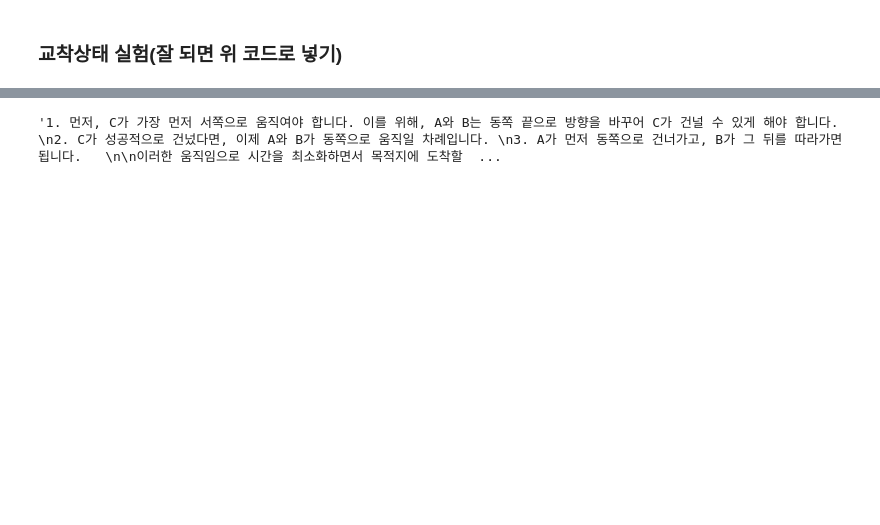
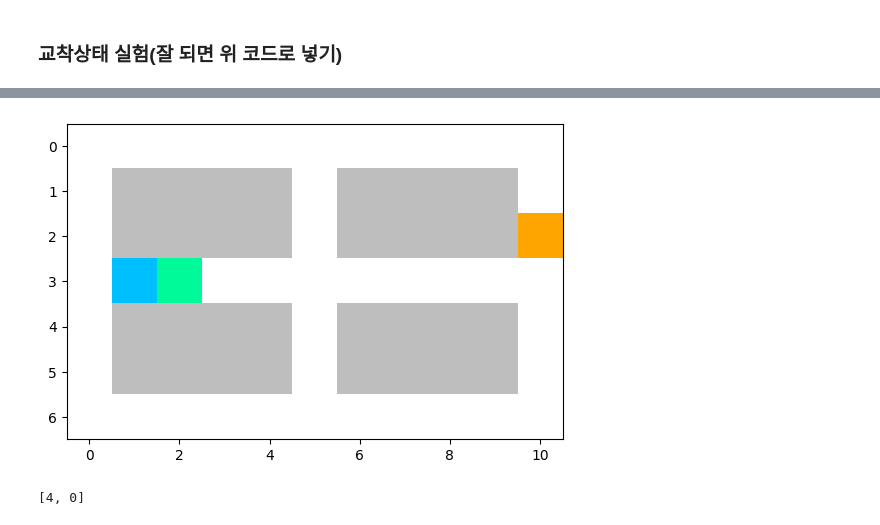
Before and after one commit to ssbacc/MAPF, a Jupyter notebook: Collision_warehouse.ipynb, the cells around one changed output, grey strips where cells are left out. Cells and saved outputs as stored; diff of their text form; code cells hidden in the pictures; blank space fills up the shorter version.

```diff
--- a/Collision_warehouse.ipynb
+++ b/Collision_warehouse.ipynb
@@ -359,22 +442,9 @@ help me
-# %%
-response = client.chat.completions.create(
-  model="gpt-4",
-  messages=[
-    {"role": "system", "content": "You are a overseer with good sense of direction."},
-    {"role": "user", "content": f"""
-     외나무다리에 A와 B, C의 순서대로 서쪽에서 동쪽으로 서 있습니다.
-     A와 B, C는 거의 딱 붙어있는 상태입니다.
-     A의 목적지는 동쪽, B의 목적지는 동쪽, C의 목적지는 서쪽입니다.
-     여기에서 C가 가장 대빵이라 먼저 서쪽으로 건너가야 합니다.
-     그러면 A와 B, C는 어떻게 움직여야 할까요?
-     외나무다리이므로 사람들은 서로 swap될 수 없습니다.
-     한 사람의 경로를 다른 사람이 막고 있다면 막고 있는 사람이 반대편으로 비켜줘야 해요.
-
-     Let's think step by step.
-     """},
-  ]
-)
-
-response.choices[0].message.content
-# %% [output]
-'1. 먼저, C가 가장 먼저 서쪽으로 움직여야 합니다. 이를 위해, A와 B는 동쪽 끝으로 방향을 바꾸어 C가 건널 수 있게 해야 합니다. \n2. C가 성공적으로 건넜다면, 이제 A와 B가 동쪽으로 움직일 차례입니다. \n3. A가 먼저 동쪽으로 건너가고, B가 그 뒤를 따라가면 됩니다.   \n\n이러한 움직임으로 시간을 최소화하면서 목적지에 도착할  ...
+# %%
+env.step(step)
+env.render()
+# %% [output]
+[figure, added]
+# %%
+step
+# %% [output]
+[4, 0]
```
Also changed, not shown: parts of 7 cells of this notebook, 1 other file.
